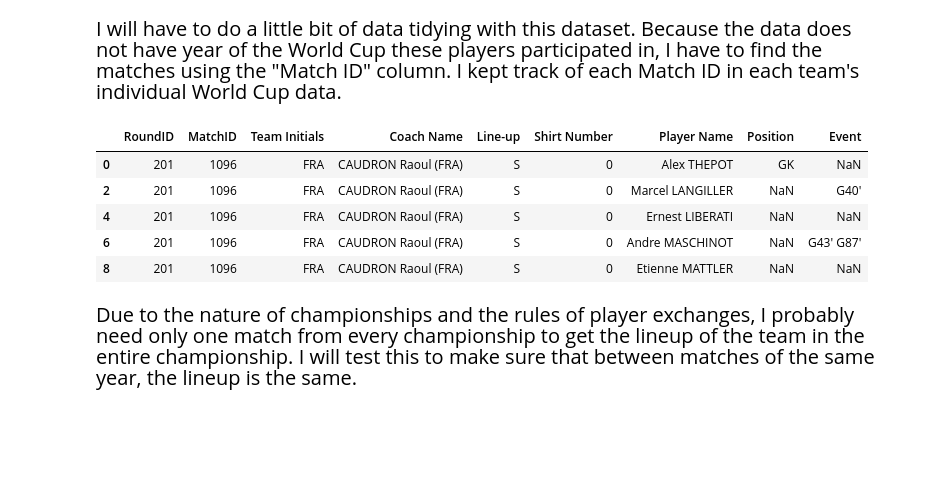
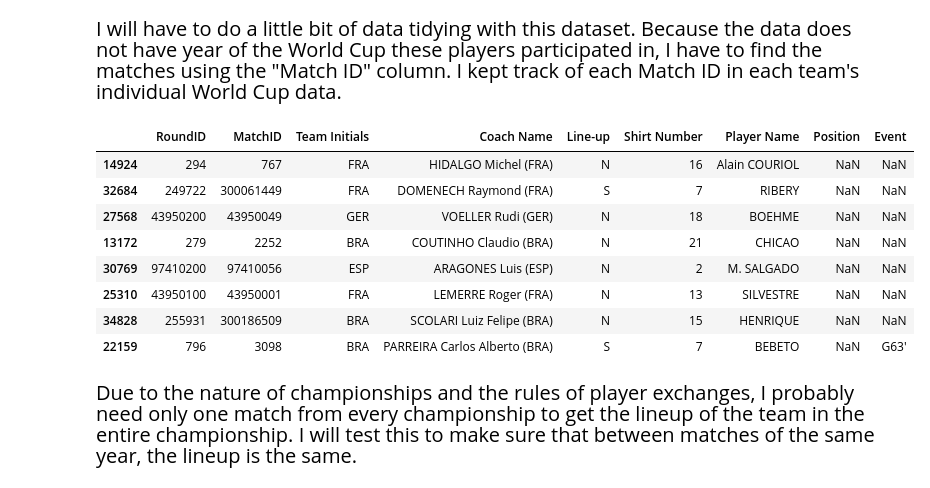
Before and after one commit to Yazeedz91/FIFA-World-Cup-Analysis, a Jupyter notebook: FIFA World Cup - Champion's Curse Analysis.ipynb, the cells around one changed output. Cells and saved outputs as stored; diff of their text form; code cells hidden in the pictures; blank space fills up the shorter version.

```diff
--- a/FIFA World Cup - Champion's Curse Analysis.ipynb
+++ b/FIFA World Cup - Champion's Curse Analysis.ipynb
@@ -661,18 +671,21 @@ wc_players.head()
 # %%
 # getting data of teams being studied
 wc_players = wc_players[(wc_players['Team Initials'] == "GER") |
                        (wc_players['Team Initials'] == "FRA") |
                        (wc_players['Team Initials'] == "BRA") |
                        (wc_players['Team Initials'] == "ESP") |
                        (wc_players['Team Initials'] == "ITA")]
-wc_players.head()
+wc_players.sample(8)
 # %% [output]
 |  | RoundID | MatchID | Team Initials | Coach Name | Line-up | Shirt Number | Player Name | Position | Event |
-| 0 | 201 | 1096 | FRA | CAUDRON Raoul (FRA) | S | 0 | Alex THEPOT | GK | NaN |
-| 2 | 201 | 1096 | FRA | CAUDRON Raoul (FRA) | S | 0 | Marcel LANGILLER | NaN | G40' |
-| 4 | 201 | 1096 | FRA | CAUDRON Raoul (FRA) | S | 0 | Ernest LIBERATI | NaN | NaN |
-| 6 | 201 | 1096 | FRA | CAUDRON Raoul (FRA) | S | 0 | Andre MASCHINOT | NaN | G43' G87' |
-| 8 | 201 | 1096 | FRA | CAUDRON Raoul (FRA) | S | 0 | Etienne MATTLER | NaN | NaN |
+| 14924 | 294 | 767 | FRA | HIDALGO Michel (FRA) | N | 16 | Alain COURIOL | NaN | NaN |
+| 32684 | 249722 | 300061449 | FRA | DOMENECH Raymond (FRA) | S | 7 | RIBERY | NaN | NaN |
+| 27568 | 43950200 | 43950049 | GER | VOELLER Rudi (GER) | N | 18 | BOEHME | NaN | NaN |
+| 13172 | 279 | 2252 | BRA | COUTINHO Claudio (BRA) | N | 21 | CHICAO | NaN | NaN |
+| 30769 | 97410200 | 97410056 | ESP | ARAGONES Luis (ESP) | N | 2 | M. SALGADO | NaN | NaN |
+| 25310 | 43950100 | 43950001 | FRA | LEMERRE Roger (FRA) | N | 13 | SILVESTRE | NaN | NaN |
+| 34828 | 255931 | 300186509 | BRA | SCOLARI Luiz Felipe (BRA) | N | 15 | HENRIQUE | NaN | NaN |
+| 22159 | 796 | 3098 | BRA | PARREIRA Carlos Alberto (BRA) | S | 7 | BEBETO | NaN | G63' |
 # %% [markdown]
 <p align='left' style="font-size: 20px; font-family:georgia; line-height:30px">Due to the nature of championships and the rules of player exchanges, I probably need only one match from every championship to get the lineup of the team in the entire championship. I will test this to make sure that between matches of the same year, the lineup is the same.</p>
 # %%
```
Also changed, not shown: parts of 4 cells of this notebook.
